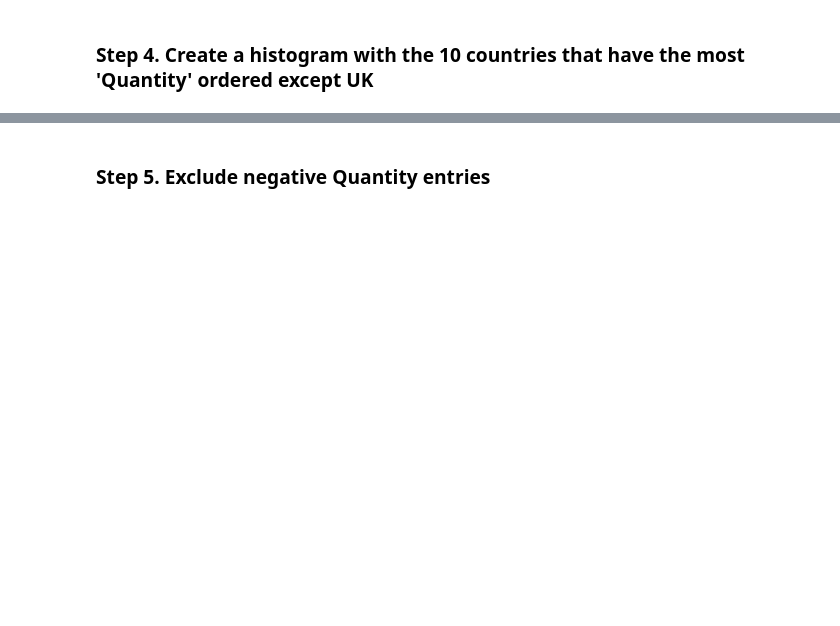
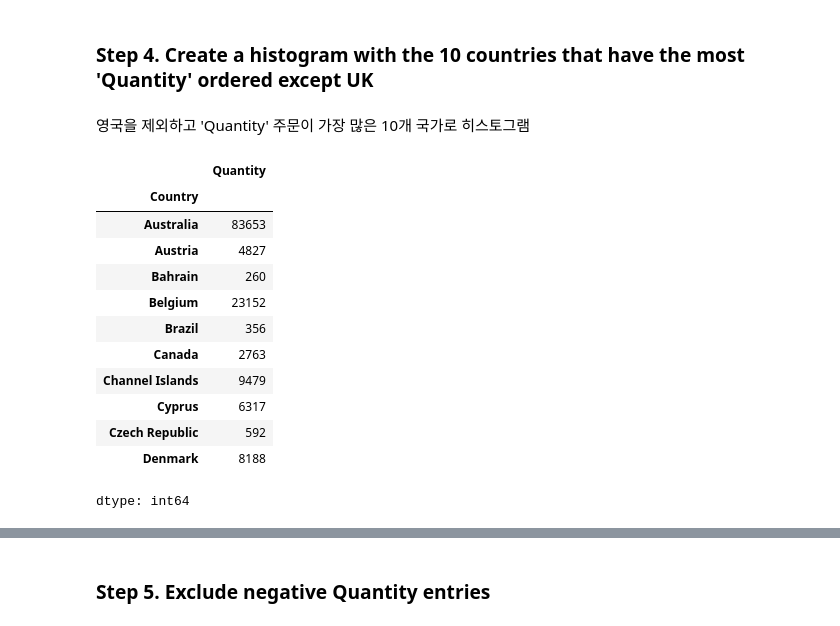
Before and after one commit to SoheeKim12/Python_Programming_Study, a Jupyter notebook: pandas_exercises/07_Visualization/Online_Retail/Exercises_sh.ipynb, the cells around one changed output, grey strips where cells are left out. Drawn from its saved outputs; the diff is of its cells as text; code cells hidden in the pictures; blank space fills up the shorter version.

```diff
--- a/pandas_exercises/07_Visualization/Online_Retail/Exercises_sh.ipynb
+++ b/pandas_exercises/07_Visualization/Online_Retail/Exercises_sh.ipynb
@@ -52,0 +36,20 @@ plt.show()
+# %% [markdown]
+영국을 제외하고 'Quantity' 주문이 가장 많은 10개 국가로 히스토그램
+# %%
+# UK를 제외한 국가들의 수량 합계를 그룹화
+country_quantity = online_rt[online_rt['Country'] != 'United Kingdom'].groupby('Country')['Quantity'].sum()
+country_quantity.head(10)
+# %% [output]
+|  | Quantity |
+| Country |  |
+| Australia | 83653 |
+| Austria | 4827 |
+| Bahrain | 260 |
+| Belgium | 23152 |
+| Brazil | 356 |
+| Canada | 2763 |
+| Channel Islands | 9479 |
+| Cyprus | 6317 |
+| Czech Republic | 592 |
+| Denmark | 8188 |
+dtype: int64
```
Also changed, not shown: parts of 5 cells of this notebook.
